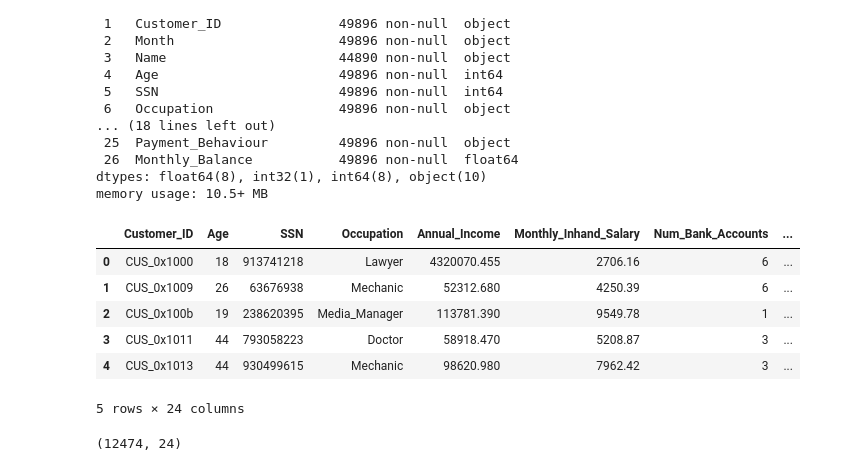
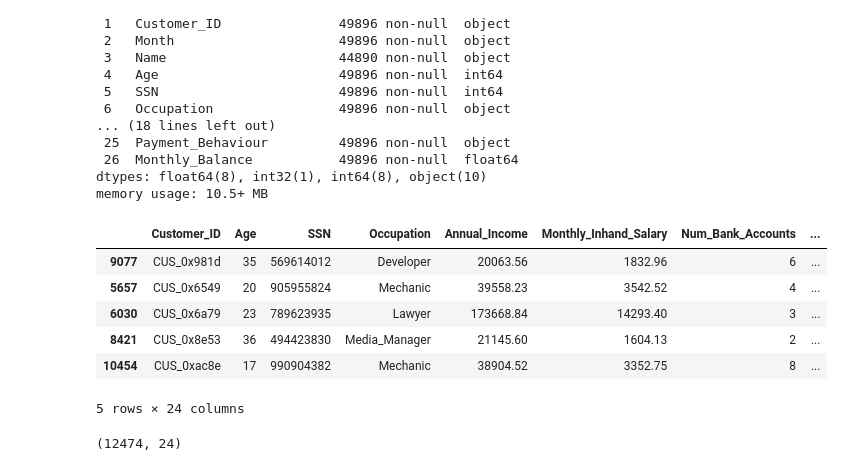
Before and after one commit to amanchauhan813/Credit-Score-Classification, a Jupyter notebook: notebooks/02_data_preprocessing_on_test_data.ipynb, the cells around one changed output. Saved outputs shown, nothing was run; the diff lists cells and outputs as text; code cells hidden in the pictures.

```diff
--- a/notebooks/02_data_preprocessing_on_test_data.ipynb
+++ b/notebooks/02_data_preprocessing_on_test_data.ipynb
@@ -801,7 +752,7 @@ clean_test = data.groupby(['Customer_ID']).agg({
     'Age':'mean',
     'SSN':'first',
     'Occupation':'first',
-    'Annual_Income':'mean',
+    'Annual_Income':'first',
     'Monthly_Inhand_Salary':'mean',
     'Num_Bank_Accounts':'first',
     'Num_Credit_Card':'mean',
@@ -830,14 +781,14 @@ clean_test['Delay_from_due_date']=clean_test['Delay_from_due_date'].astype(int)
 clean_test['Num_of_Delayed_Payment']=clean_test['Num_of_Delayed_Payment'].astype(int)
 clean_test['Num_Credit_Inquiries']=clean_test['Num_Credit_Inquiries'].astype(int)
 # %%
-clean_test.head(5)
+clean_test.sample(5)
 # %% [output]
 |  | Customer_ID | Age | SSN | Occupation | Annual_Income | Monthly_Inhand_Salary | Num_Bank_Accounts | ... |
-| 0 | CUS_0x1000 | 18 | 913741218 | Lawyer | 4320070.455 | 2706.16 | 6 | ... |
-| 1 | CUS_0x1009 | 26 | 63676938 | Mechanic | 52312.680 | 4250.39 | 6 | ... |
-| 2 | CUS_0x100b | 19 | 238620395 | Media_Manager | 113781.390 | 9549.78 | 1 | ... |
-| 3 | CUS_0x1011 | 44 | 793058223 | Doctor | 58918.470 | 5208.87 | 3 | ... |
-| 4 | CUS_0x1013 | 44 | 930499615 | Mechanic | 98620.980 | 7962.42 | 3 | ... |
+| 9077 | CUS_0x981d | 35 | 569614012 | Developer | 20063.56 | 1832.96 | 6 | ... |
+| 5657 | CUS_0x6549 | 20 | 905955824 | Mechanic | 39558.23 | 3542.52 | 4 | ... |
+| 6030 | CUS_0x6a79 | 23 | 789623935 | Lawyer | 173668.84 | 14293.40 | 3 | ... |
+| 8421 | CUS_0x8e53 | 36 | 494423830 | Media_Manager | 21145.60 | 1604.13 | 2 | ... |
+| 10454 | CUS_0xac8e | 17 | 990904382 | Mechanic | 38904.52 | 3352.75 | 8 | ... |
 5 rows × 24 columns
 # %%
 clean_test.shape
```
Also changed, not shown: parts of 7 cells of this notebook, 4 other files.
